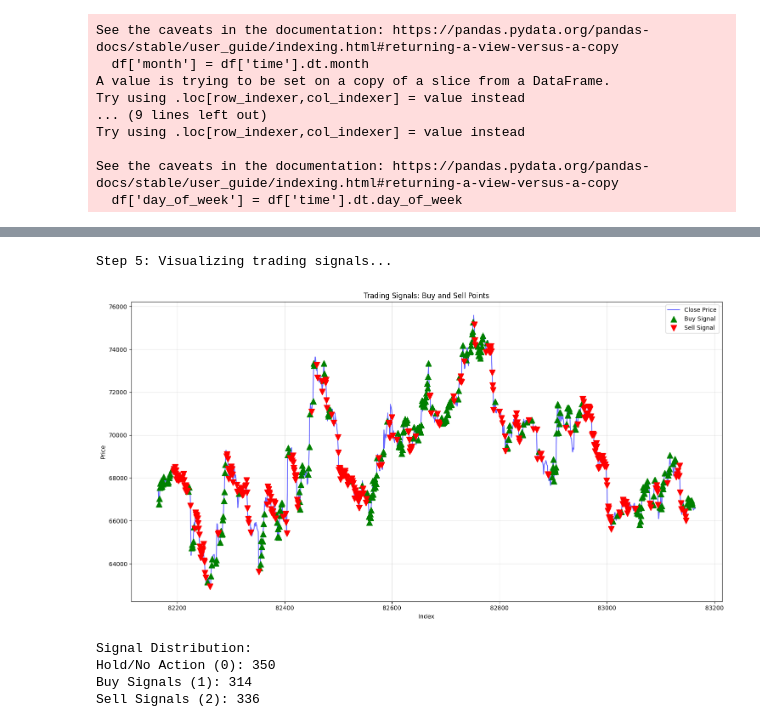
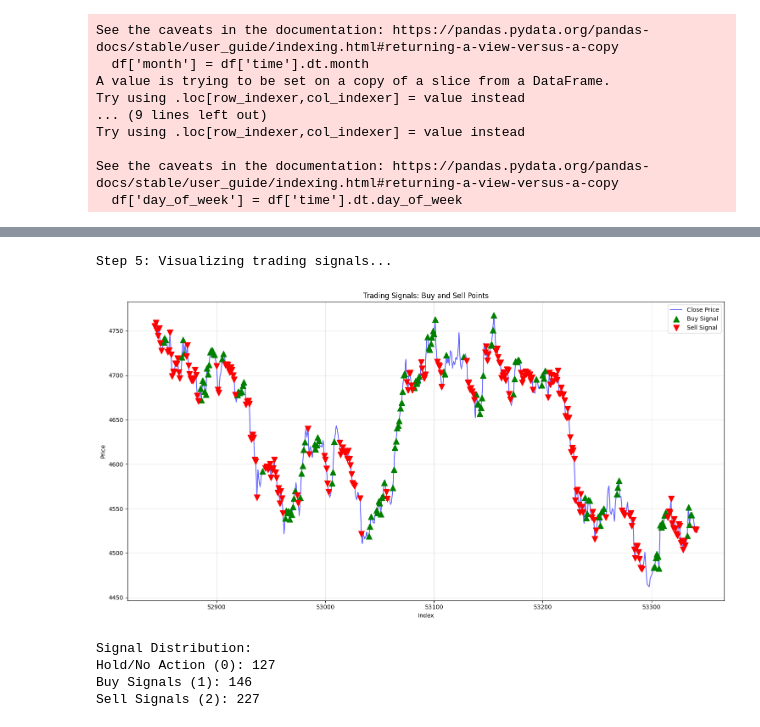
Before and after one commit to dbright123/Dbot-Advance1, a Jupyter notebook: market_prediction.ipynb, the cells around one changed output, grey strips where cells are left out. Saved outputs shown, nothing was run; the diff lists cells and outputs as text; code cells hidden in the pictures.

```diff
--- a/market_prediction.ipynb
+++ b/market_prediction.ipynb
@@ -102,8 +173,8 @@ print("="*70)
 
 # Step 1: Load data from Excel
 print("\nStep 1: Loading data from Excel file...")
-t_symbol = ["XAUUSD","BTCUSD","GBPUSD","Volatility 100 (1s) Index","Step Index"] #GPBUSD is 1 hour and XAUUSD is 15 min data
-n = 1
+t_symbol = ["XAUUSD","#BTCUSD","GBPUSD","Volatility 100 (1s) Index","Step Index"] #GPBUSD is 1 hour and XAUUSD is 15 min data
+n = 0
 m_label = "Generated"+t_symbol[n]
 # %% [output]
 ======================================================================
@@ -153,7 +224,7 @@ df
 
 labeler = RobustPriceLabelerV3(
                 atr_period      = 14,
-                zigzag_atr_mult = 0.2,
+                zigzag_atr_mult = 0.5,
                 hold_bars       = 1,
                 min_streak      = 0.01,
                 target_hold_pct = 0.01 )
@@ -161,7 +232,7 @@ labeler = RobustPriceLabelerV3(
 
 df = labeler.label(df)
 print(df[["close", "label", "label_name", "label_conf"]].tail(20))
-
+#df.to_csv("Generated gold"+" dbot.csv", index=False)
 """
 from extra_function import RobustPriceLabelerV4, RobustPriceLabelerV5
 
@@ -246 +317,13 @@ Computing confidence scores...
 '\nfrom extra_function import RobustPriceLabelerV4, RobustPriceLabelerV5\n\n\nlabeler = RobustPriceLabelerV4(\n    # ----- Core zigzag -----\n    atr_period       = 14,\n    zigzag_atr_mult  = 0.5,\n  ...
+# %%
+
+from extra_function import fix_pivot_labels
+
+
+print("\n[original] label distribution:")
+orig_counts = df["label_name"].value_counts()
+for lbl, cnt in orig_counts.items():
+    print(f"  {lbl:<6}  {cnt:>7,}  ({cnt / len(df) * 100:.1f}%)")
+print()
+
+df = fix_pivot_labels(df)
@@ -259,15 +360,15 @@ Hold labels: 31061 (37.3%)
 # %%
 
 # Step 5: Visualize signals
 print("\nStep 5: Visualizing trading signals...")
-plot_signals(df[-1000:])
+plot_signals(df[-500:])
 # %% [output]
 Step 5: Visualizing trading signals...
-[figure, old version]
+[figure, new version]
 Signal Distribution:
-Hold/No Action (0): 350
-Buy Signals (1): 314
-Sell Signals (2): 336
+Hold/No Action (0): 127
+Buy Signals (1): 146
+Sell Signals (2): 227
 # %%
 print(f"Data loaded: {len(df)} rows")
 print(f"Memory usage: {df.memory_usage(deep=True).sum() / 1024**2:.2f} MB")
```
Also changed, not shown: parts of 14 cells of this notebook, 4 other files.
